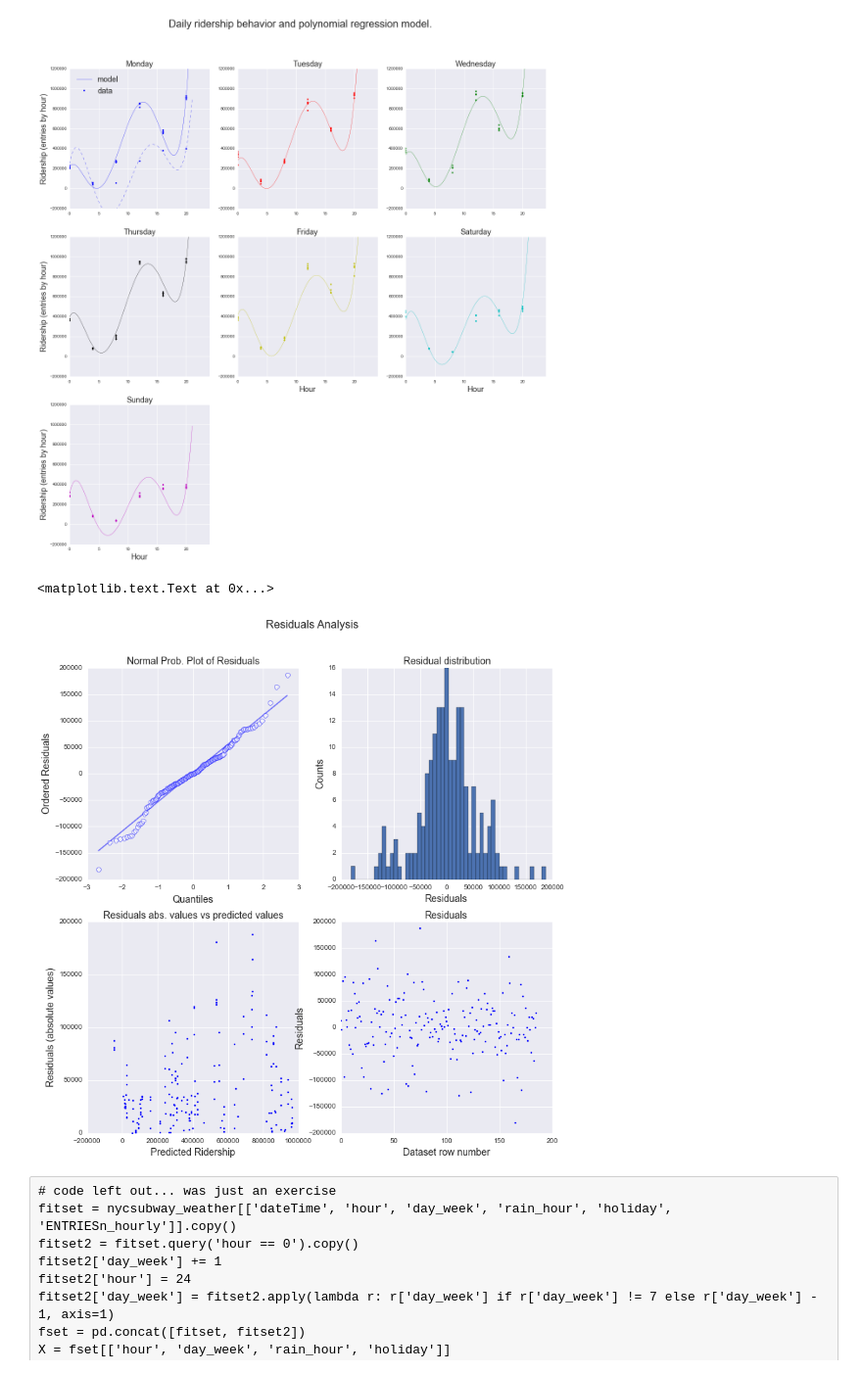
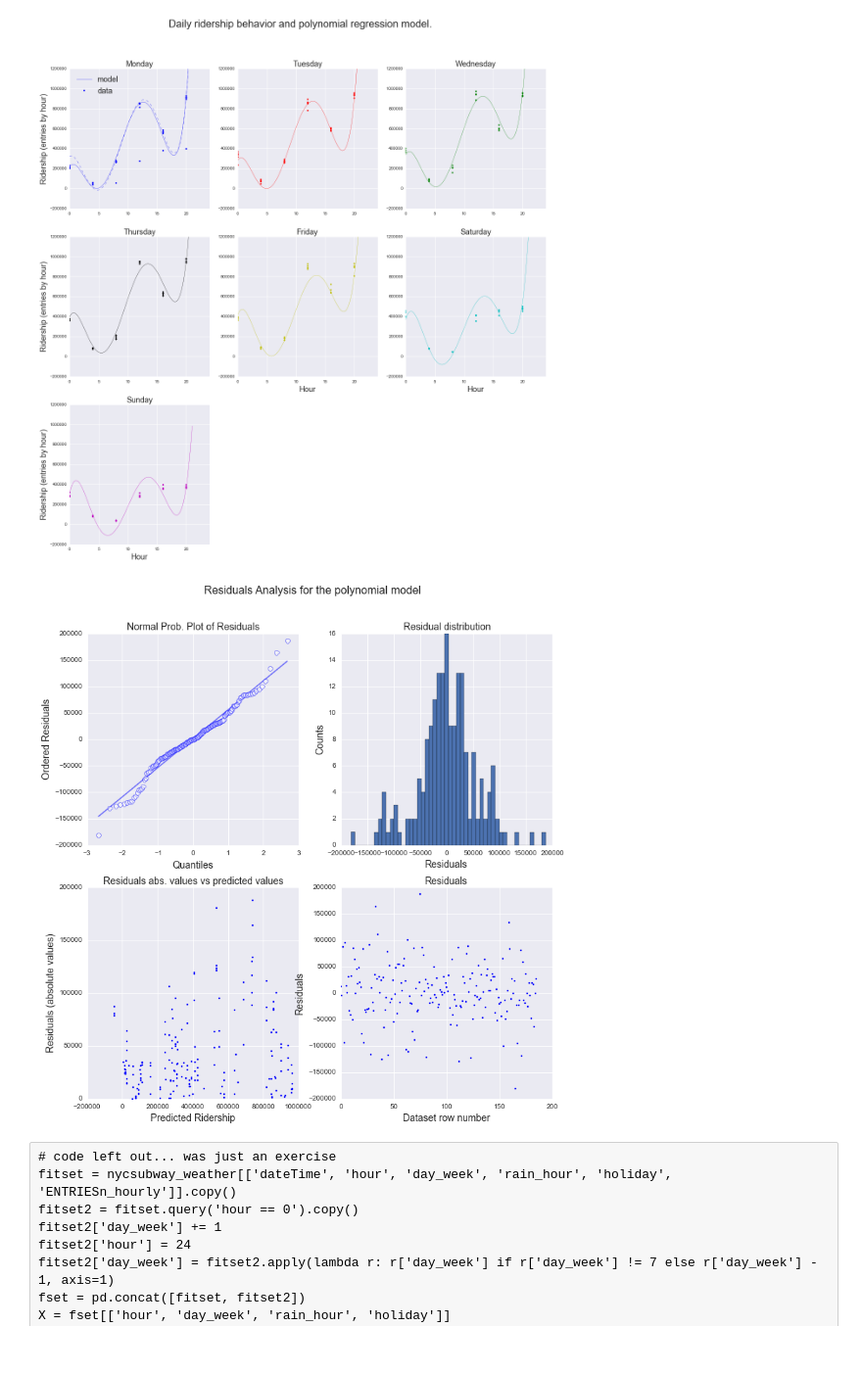
Before and after one commit to gornes/IntroToDS, a Jupyter notebook: Project1.ipynb, the cells around one changed output. Shown at 98% size. Cells and saved outputs as stored; diff of their text form; code cells hidden in the pictures.

```diff
--- a/Project1.ipynb
+++ b/Project1.ipynb
@@ -1066,7 +1074,7 @@ from sklearn.linear_model import Ridge
 from sklearn.preprocessing import PolynomialFeatures
 from sklearn.pipeline import make_pipeline
 # %%
-features = nycsubway_weather[['hour', 'day_week', 'rain_hour', 'holiday']]
+features = nycsubway_weather[['hour', 'day_week', 'holiday', 'rain_hour']]
 X = features
 y = nycsubway_weather.ENTRIESn_hourly.values
 model = make_pipeline(PolynomialFeatures(5), Ridge(fit_intercept=False))
@@ -1085,3 +1093,5 @@ plt.plot(nycsubway_weather.dateTime, model.predict(X),'b-', lw=0.5)
 # %% [output]
 [<matplotlib.lines.Line2D at 0x...>]
 [figure]
+# %%
+m=model.fit(X,y)
@@ -1179,31 +1209,31 @@ plt.savefig(figpath + 'polyfit.png', dpi=180)
 # %%
 c = scipy.stats.probplot(nycsubway_weather.ENTRIESn_hourly - model.predict(X))
 plt.figure(figsize=[12,12])
 ax1 = plt.subplot(221)
 plt.plot(c[0][0],c[1][1] + c[0][0]*c[1][0], 'b-', alpha=0.5)
 plt.plot(c[0][0], c[0][1], 'o', mfc='w', mec='b', mew=1, alpha=0.4)
 ax1.set_xlabel('Quantiles', fontsize=14)
 ax1.set_ylabel('Ordered Residuals', fontsize=14)
 ax1.set_title('Normal Prob. Plot of Residuals', fontsize=14)
 ax2 = plt.subplot(222)
 d = plt.hist(nycsubway_weather.ENTRIESn_hourly - model.predict(X), bins=50)
 ax2.set_xlabel('Residuals', fontsize=14)
 ax2.set_ylabel('Counts', fontsize=14)
 ax2.set_title('Residual distribution', fontsize=14)
 ax3 = plt.subplot(223)
 plt.plot(model.predict(X), np.abs(nycsubway_weather.ENTRIESn_hourly-model.predict(X)), 'b.', ms=5)
 ax3.set_xlabel('Predicted Ridership', fontsize=14)
 ax3.set_ylabel('Residuals (absolute values)', fontsize=14)
 ax3.set_title('Residuals abs. values vs predicted values', fontsize=14)
 ax4 = plt.subplot(224)
 plt.plot(nycsubway_weather.ENTRIESn_hourly-model.predict(X), 'b.', ms=5)
 ax4.set_xlabel('Dataset row number', fontsize=14)
 ax4.set_ylabel('Residuals', fontsize=14)
 ax4.set_title('Residuals', fontsize=14)
-plt.suptitle('Residuals Analysis', fontsize=16)
+plt.suptitle('Residuals Analysis for the polynomial model', fontsize=16)
+plt.savefig(figpath + 'poly_resid.png')
 # %% [output]
-<matplotlib.text.Text at 0x...>
-[figure, old version]
+[figure, new version]
 # %% [raw]
 # code left out... was just an exercise
 fitset = nycsubway_weather[['dateTime', 'hour', 'day_week', 'rain_hour', 'holiday', 'ENTRIESn_hourly']].copy()
```
Also changed, not shown: parts of 13 cells of this notebook, 21 other files.
